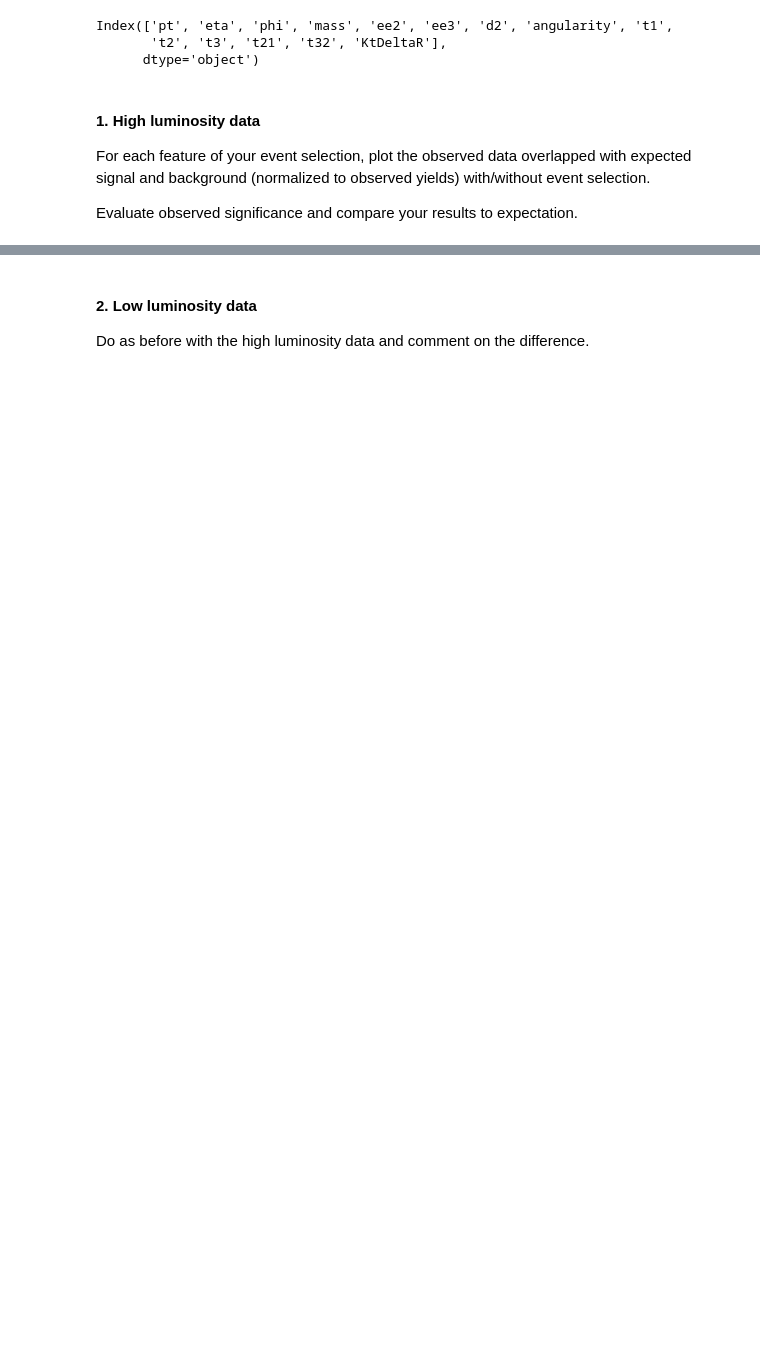
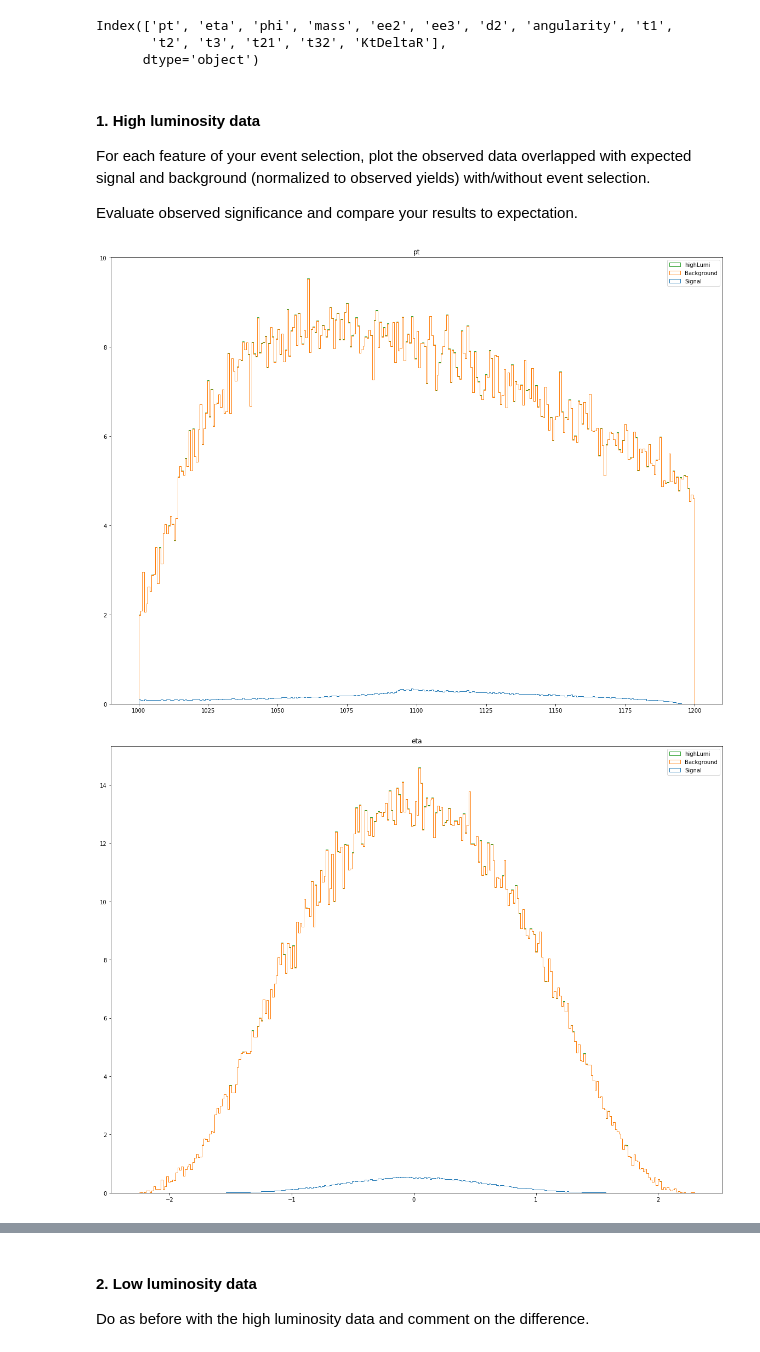
Before and after one commit to s-agiedd/PHYS_434, a Jupyter notebook: Labs/Alyssa_Giedd_Lab8.ipynb, the cells around one changed output, grey strips where cells are left out. Saved outputs shown, nothing was run; the diff lists cells and outputs as text; code cells hidden in the pictures; blank space fills up the shorter version.

```diff
--- a/Labs/Alyssa_Giedd_Lab8.ipynb
+++ b/Labs/Alyssa_Giedd_Lab8.ipynb
@@ -29,3 +29,17 @@ Index(['pt', 'eta', 'phi', 'mass', 'ee2', 'ee3', 'd2', 'angularity', 't1',
 For each feature of your event selection, plot the observed data overlapped with expected signal and background (normalized to observed yields) with/without event selection.
 
 Evaluate observed significance and compare your results to expectation.
+# %%
+def plotWithoutCuts(key):
+    x= [signal[key], background[key], highLumi[key]]
+    dataweights = [[.0005]*len(signal[key]), [.02]*len(background[key]), [.0005]*len(highLumi[key])]
+    plt.hist(x, 300, histtype="step", weights = dataweights, fill=False, stacked=True, label = ("Signal","Background", "highLumi"))
+    plt.title(key)
+    plt.legend()
+    plt.show()
+
+for key in background.keys():
+    plotWithoutCuts(key)
+# %% [output]
+[figure, added]
+[figure, added]
```
Also changed, not shown: parts of 6 cells of this notebook, 1 other file.
